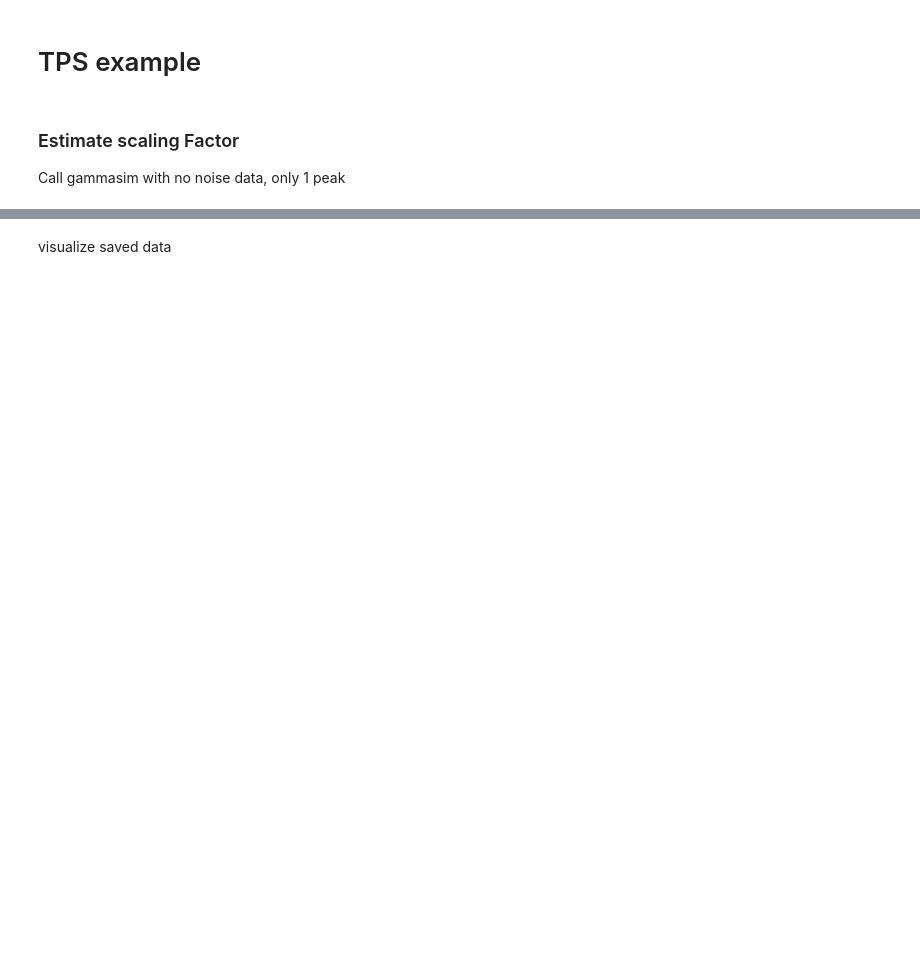
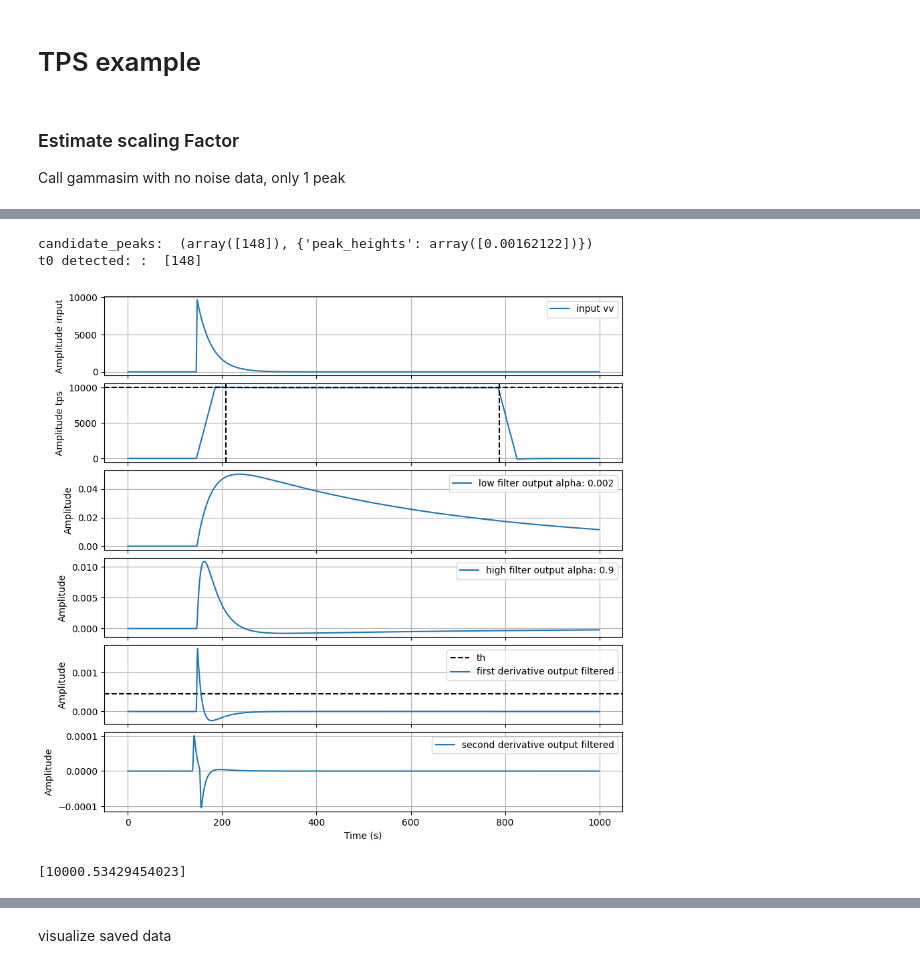
Before and after one commit to lucacastaldini/trapezoidal_shaper, a Jupyter notebook: compute_traps.ipynb, the cells around one changed output, grey strips where cells are left out. Saved outputs shown, nothing was run; the diff lists cells and outputs as text; code cells hidden in the pictures; blank space fills up the shorter version.

Commit message:
save Falco's work in trap desperate attempts

```diff
--- a/compute_traps.ipynb
+++ b/compute_traps.ipynb
@@ -68,0 +48,3 @@ candidate_peaks:  (array([869]), {'peak_heights': array([27833.76983922]), 'prom
+# %%
+config_trpz = f"/home/gamma/workspace/trapezoidal_shaper/configuration/config_tps_{config_siml}"
+!cat $config_trpz
@@ -68,0 +69,4 @@ candidate_peaks:  (array([869]), {'peak_heights': array([27833.76983922]), 'prom
+# %%
+# Carica la configurazione
+cfg = load_config(config_trpz)
+cfg
@@ -68,0 +75,7 @@ candidate_peaks:  (array([869]), {'peak_heights': array([27833.76983922]), 'prom
+# %%
+cfg.time_filter.zero_cr_window = 200
+cfg.trap_filter.m =
+cfg.trap_filter.l = 10
+# cfg.trap_filter.ftd_s = 5
+# cfg.trap_filter.int_w = 5
+# cfg
@@ -68,0 +121,7 @@ candidate_peaks:  (array([869]), {'peak_heights': array([27833.76983922]), 'prom
+# %%
+alg._compute(0, True)
+# %% [output]
+candidate_peaks:  (array([148]), {'peak_heights': array([0.00162122])})
+t0 detected: :  [148]
+[figure, added]
+[10000.53429454023]
```
Also changed, not shown: parts of 19 cells of this notebook, 3 other files.
